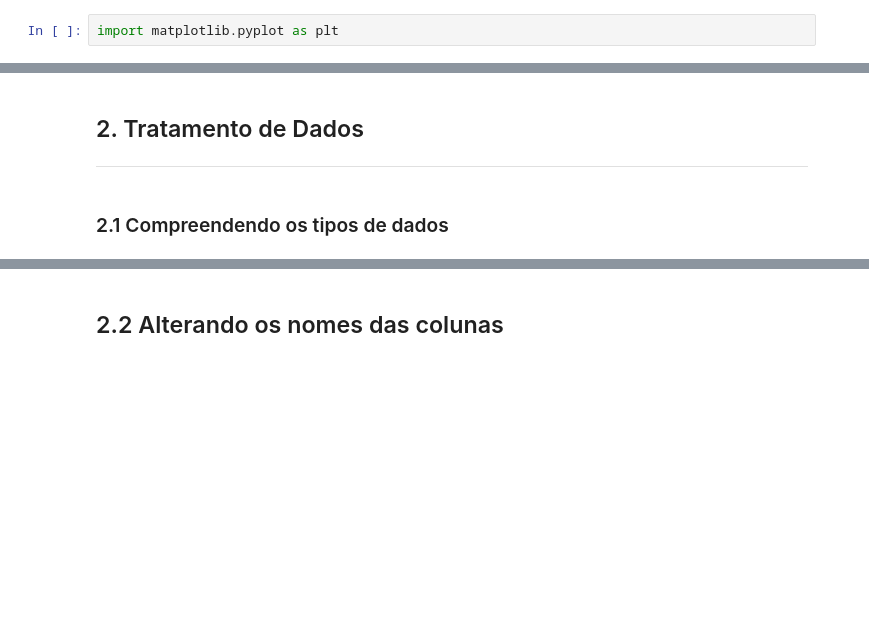
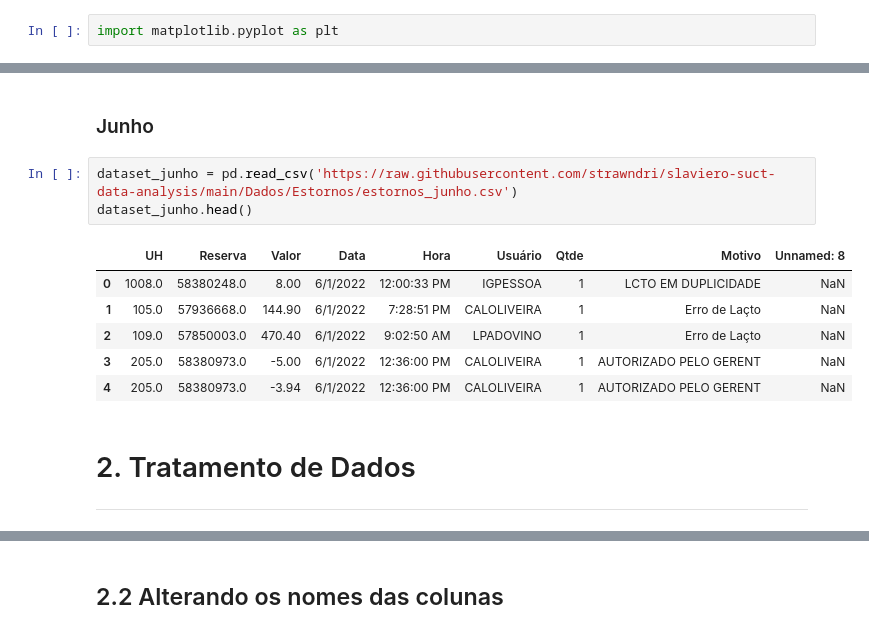
Before and after one commit to strawndri/slaviero-suct-data-analysis, a Jupyter notebook: Notebooks/analise_estornos.ipynb, the cells around one changed output, grey strips where cells are left out. Cells and saved outputs as stored; diff of their text form; blank space fills up the shorter version.

Commit message:
organizando o notebook: bibliotecas, base de dados e linguagem

```diff
--- a/Notebooks/analise_estornos.ipynb
+++ b/Notebooks/analise_estornos.ipynb
@@ -50,10 +57,20 @@ dataset.head()
 | 2 | 510.0 | 57813205.0 | -196.79 | 5/1/2022 | 12:14:57 PM | RFELIZ | 1 | ERRO DE LANÇAMENTO |
 | 3 | 502.0 | 57837422.0 | -196.24 | 5/1/2022 | 11:24:00 PM | RFELIZ | 1 | ERRO DE LANÇAMENTO |
 | 4 | 510.0 | 57813205.0 | -30.00 | 5/1/2022 | 12:13:47 PM | RFELIZ | 1 | ERRO DE LANÇAMENTO |
+# %% [markdown]
+### Junho
+# %%
+dataset_junho = pd.read_csv('https://raw.githubusercontent.com/strawndri/slaviero-suct-data-analysis/main/Dados/Estornos/estornos_junho.csv')
+dataset_junho.head()
+# %% [output]
+|  | UH | Reserva | Valor | Data | Hora | Usuário | Qtde | Motivo | Unnamed: 8 |
+| 0 | 1008.0 | 58380248.0 | 8.00 | 6/1/2022 | 12:00:33 PM | IGPESSOA | 1 | LCTO EM DUPLICIDADE | NaN |
+| 1 | 105.0 | 57936668.0 | 144.90 | 6/1/2022 | 7:28:51 PM | CALOLIVEIRA | 1 | Erro de Laçto | NaN |
+| 2 | 109.0 | 57850003.0 | 470.40 | 6/1/2022 | 9:02:50 AM | LPADOVINO | 1 | Erro de Laçto | NaN |
+| 3 | 205.0 | 58380973.0 | -5.00 | 6/1/2022 | 12:36:00 PM | CALOLIVEIRA | 1 | AUTORIZADO PELO GERENT | NaN |
+| 4 | 205.0 | 58380973.0 | -3.94 | 6/1/2022 | 12:36:00 PM | CALOLIVEIRA | 1 | AUTORIZADO PELO GERENT | NaN |
 # %% [markdown]
-## 2. Tratamento de Dados
+# 2. Tratamento de Dados
 
 
 ---
-# %% [markdown]
-### 2.1 Compreendendo os tipos de dados
```
Also changed, not shown: parts of 24 cells of this notebook.
